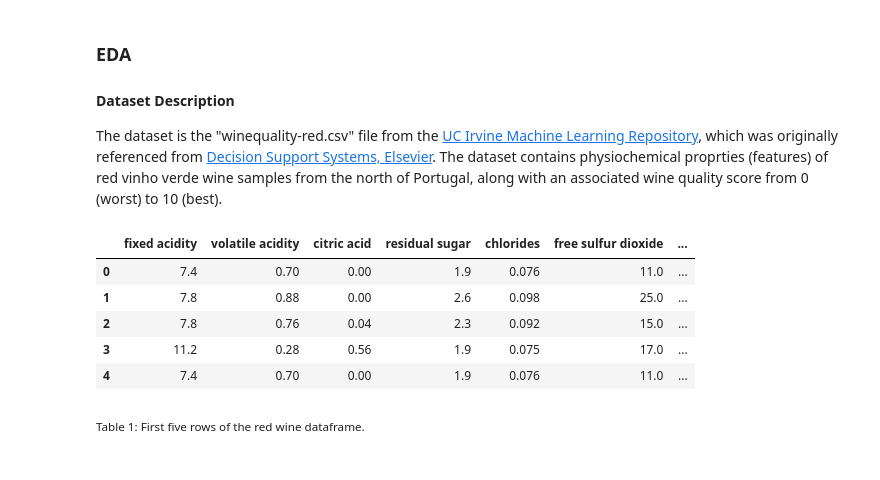
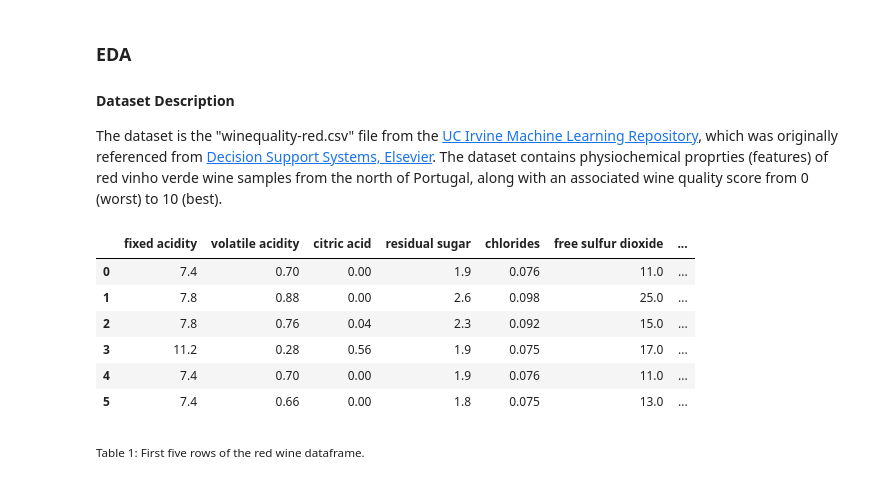
Before and after one commit to UBC-MDS/Red-Wine-Quality-Prediction, a Jupyter notebook: notebooks/red_wine_quality_prediction_report.ipynb, the cells around one changed output. Saved outputs shown, nothing was run; the diff lists cells and outputs as text; code cells hidden in the pictures.

```diff
--- a/notebooks/red_wine_quality_prediction_report.ipynb
+++ b/notebooks/red_wine_quality_prediction_report.ipynb
@@ -48,19 +49,16 @@ from sklearn.metrics import ConfusionMatrixDisplay
 ### EDA
 #### Dataset Description
 The dataset is the "winequality-red.csv" file from the <a href=https://archive.ics.uci.edu/dataset/186/wine+quality>UC Irvine Machine Learning Repository</a>, which was originally referenced from <a href=http://www3.dsi.uminho.pt/pcortez/wine/>Decision Support Systems, Elsevier</a>. The dataset contains physiochemical proprties (features) of red vinho verde wine samples from the north of Portugal, along with an associated wine quality score from 0 (worst) to 10 (best).
-# %%
-# Import the dataset:
-df = pd.read_csv('../data/winequality-red.csv', sep = ';')
-
-# Visualize the first 5 rows:
-df.head()
-# %% [output]
-|  | fixed acidity | volatile acidity | citric acid | residual sugar | chlorides | free sulfur dioxide | ... |
-| 0 | 7.4 | 0.70 | 0.00 | 1.9 | 0.076 | 11.0 | ... |
-| 1 | 7.8 | 0.88 | 0.00 | 2.6 | 0.098 | 25.0 | ... |
-| 2 | 7.8 | 0.76 | 0.04 | 2.3 | 0.092 | 15.0 | ... |
-| 3 | 11.2 | 0.28 | 0.56 | 1.9 | 0.075 | 17.0 | ... |
-| 4 | 7.4 | 0.70 | 0.00 | 1.9 | 0.076 | 11.0 | ... |
+# %%
+df = read_view('../data/winequality-red.csv', ';', 6)
+# %% [output]
+|  | fixed acidity | volatile acidity | citric acid | residual sugar | chlorides | free sulfur dioxide | ... |
+| 0 | 7.4 | 0.70 | 0.00 | 1.9 | 0.076 | 11.0 | ... |
+| 1 | 7.8 | 0.88 | 0.00 | 2.6 | 0.098 | 25.0 | ... |
+| 2 | 7.8 | 0.76 | 0.04 | 2.3 | 0.092 | 15.0 | ... |
+| 3 | 11.2 | 0.28 | 0.56 | 1.9 | 0.075 | 17.0 | ... |
+| 4 | 7.4 | 0.70 | 0.00 | 1.9 | 0.076 | 11.0 | ... |
+| 5 | 7.4 | 0.66 | 0.00 | 1.8 | 0.075 | 13.0 | ... |
 # %% [markdown]
 <sub>Table 1: First five rows of the red wine dataframe.<sub>
 # %% [markdown]
```
Also changed, not shown: parts of 5 cells of this notebook, 3 other files.
